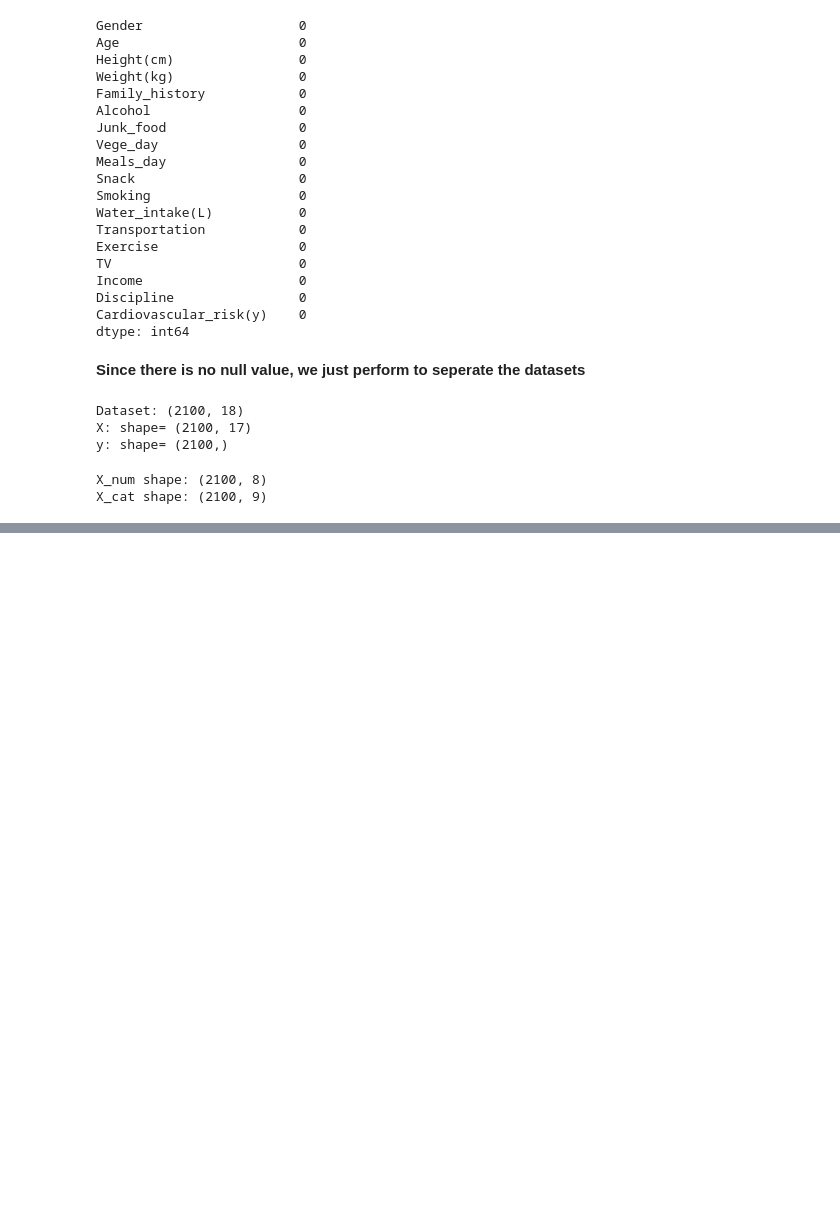
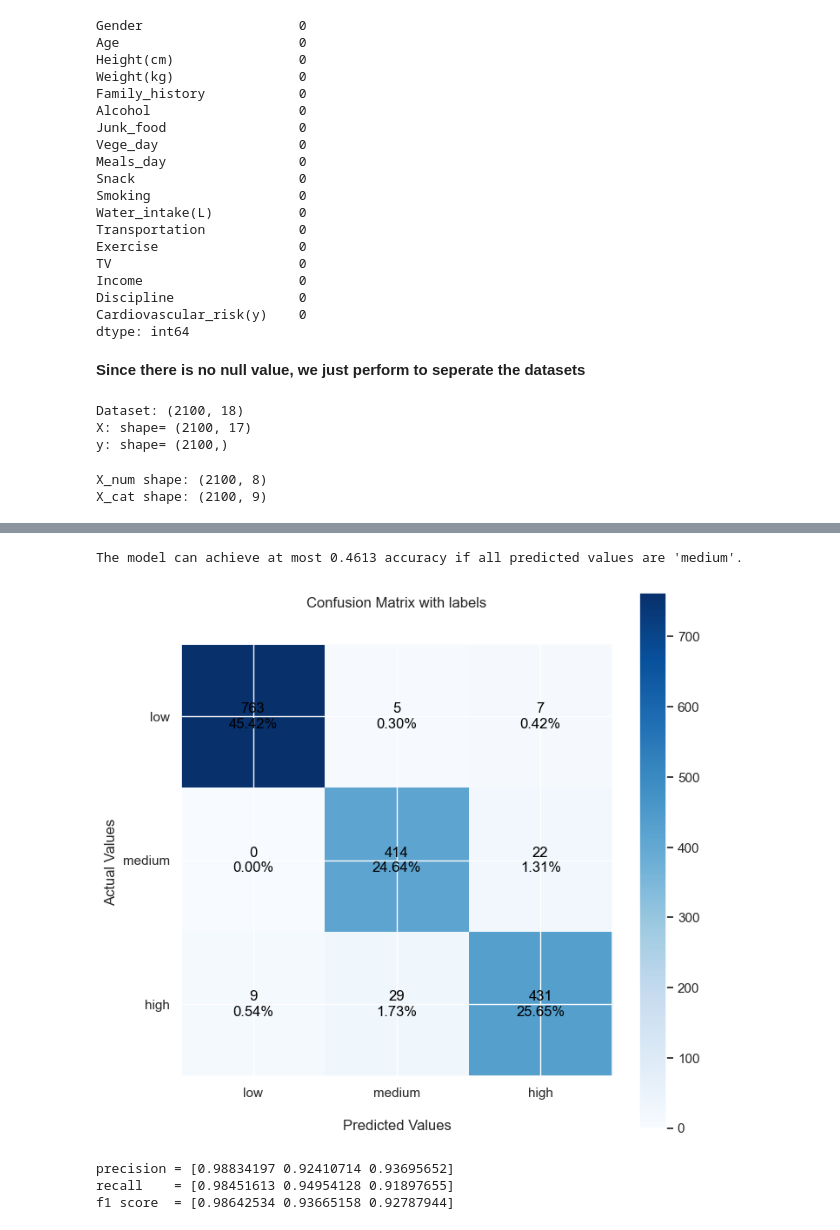
Before and after one commit to Chin-Wai-Yee/AIT_assignment, a Jupyter notebook: G37.ipynb, the cells around one changed output, grey strips where cells are left out. Drawn from its saved outputs; the diff is of its cells as text; code cells hidden in the pictures; blank space fills up the shorter version.

Commit message:
Updated recall-precision

```diff
--- a/G37.ipynb
+++ b/G37.ipynb
@@ -274,0 +289,7 @@ ModuleNotFoundError: No module named 'sklearn'
+# %%
+#Encoding the categorical feature into its one-hot representation
+from sklearn.preprocessing import OneHotEncoder
+
+# Using OneHotEncoder to encode multiple categorical features
+encoder = OneHotEncoder(sparse_output=False)
+X_cat = encoder.fit_transform(X_cat)
@@ -274,0 +309,6 @@ ModuleNotFoundError: No module named 'sklearn'
+# %%
+# Stack the categorical data back to the set
+X_coded = np.hstack([X_num, X_cat])
+
+print('X_coded shape:', X_coded.shape)
+print('y shape:', y.shape)
@@ -274,0 +318,5 @@ ModuleNotFoundError: No module named 'sklearn'
+# %%
+# Split the dataset into training and testing set
+from sklearn.model_selection import train_test_split
+
+X_train, X_test, y_train, y_test = train_test_split(X_coded, y, test_size=0.2, random_state=seed)
@@ -274,0 +399,7 @@ ModuleNotFoundError: No module named 'sklearn'
+# %%
+from sklearn.ensemble import RandomForestClassifier
+
+forest_classifier = RandomForestClassifier(n_estimators=100, random_state=seed)
+
+# Train the model
+forest_classifier.fit(X_train, y_train)
@@ -274,0 +427,28 @@ ModuleNotFoundError: No module named 'sklearn'
+# %%
+print(f"The model can achieve at most {775/1680:.4f} accuracy if all predicted values are 'medium'.")
+# %% [output]
+The model can achieve at most 0.4613 accuracy if all predicted values are 'medium'.
+# %%
+# Do cross validation
+from sklearn.model_selection import cross_val_predict
+from sklearn.metrics import confusion_matrix
+cv_count = 5;
+
+y_pred_cv = cross_val_predict (forest_classifier, X_train, y_train, cv=cv_count)
+cm = confusion_matrix(y_train, y_pred_cv)
+showConfusionMatirx(cm)
+# %% [output]
+[figure, added]
+# %%
+from sklearn.metrics import precision_score, recall_score, f1_score
+
+precisions = precision_score(y_train, y_pred_cv, average=None)
+recalls = recall_score (y_train, y_pred_cv, average=None)
+f1_scores = f1_score(y_train, y_pred_cv, average=None)
+print(f'precision = {precisions}')
+print(f'recall    = {recalls}')
+print(f'f1 score  = {f1_scores}')
+# %% [output]
+precision = [0.98834197 0.92410714 0.93695652]
+recall    = [0.98451613 0.94954128 0.91897655]
+f1 score  = [0.98642534 0.93665158 0.92787944]
```
Also changed, not shown: parts of 17 cells of this notebook.
